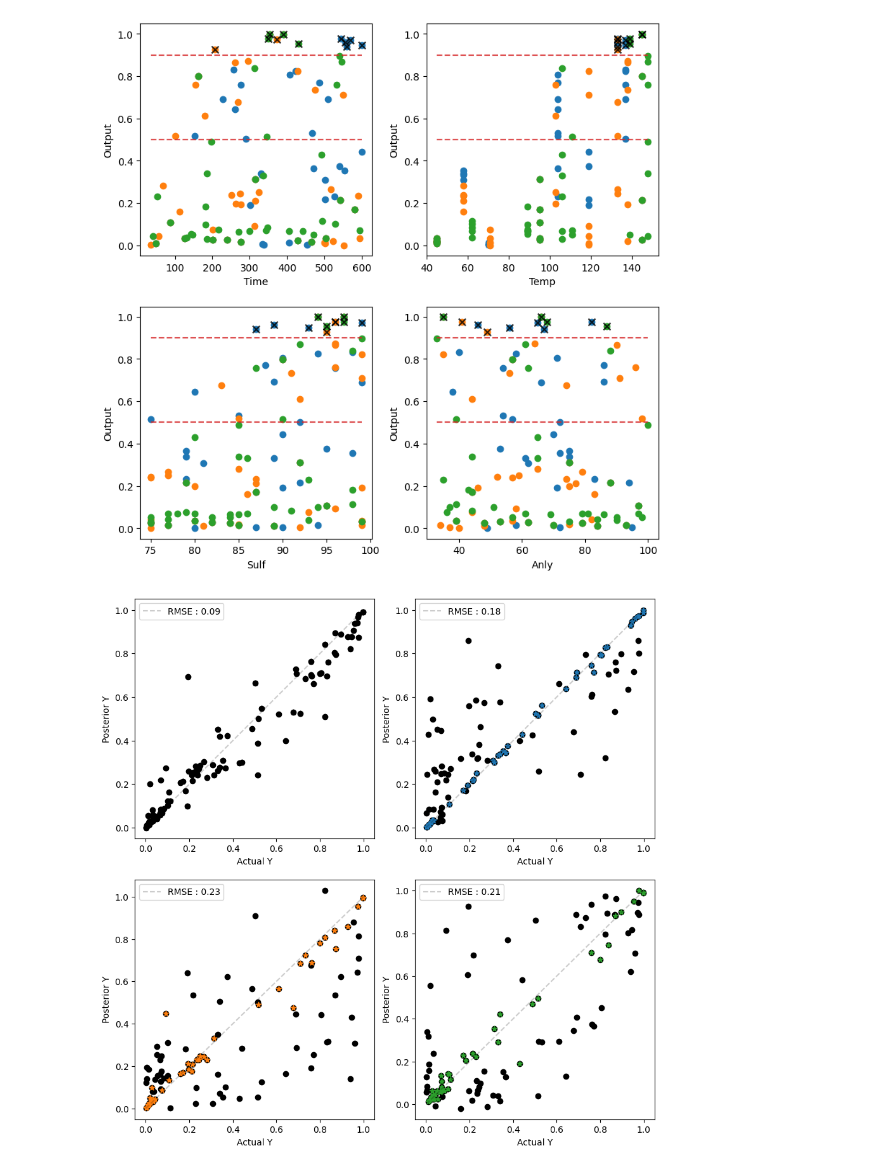
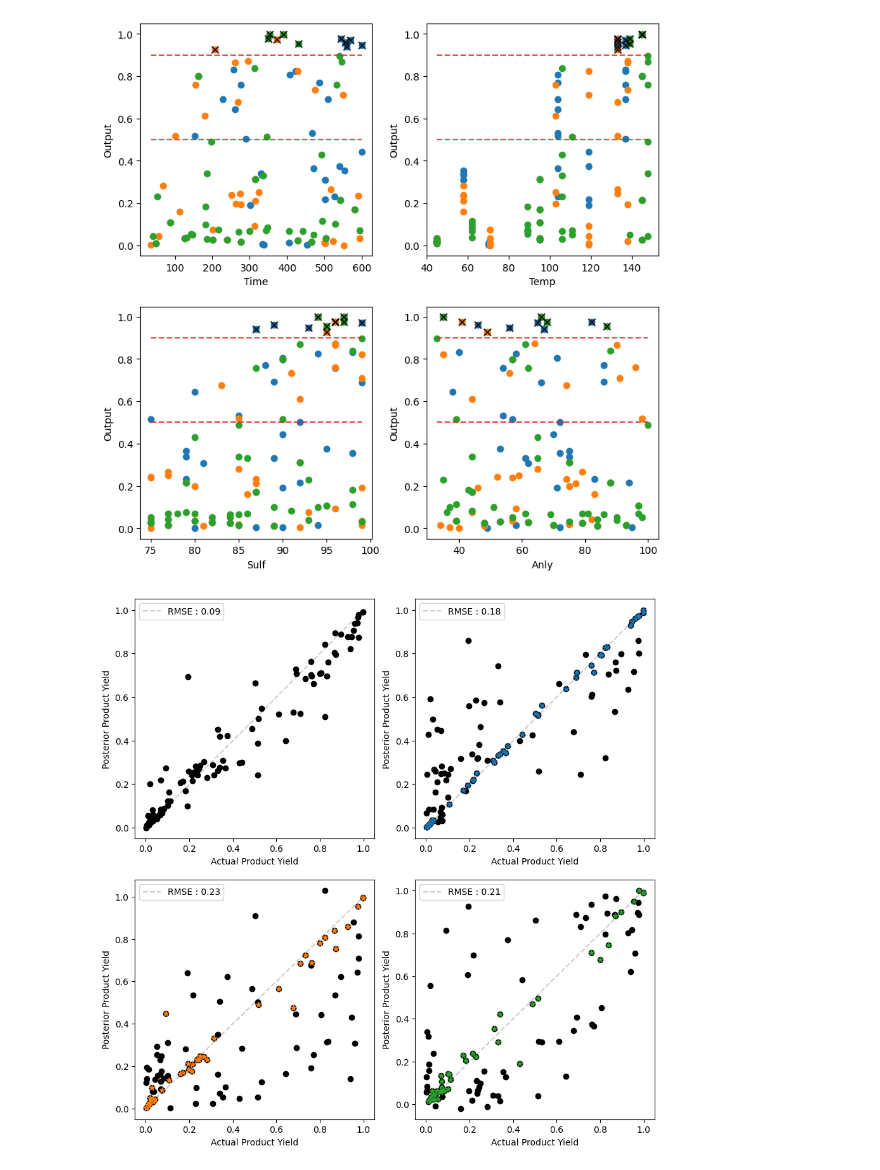
Before and after one commit to uwsunlab/BO-RFB, a Jupyter notebook: Results/All_results.ipynb, the cells around one changed output. Cells and saved outputs as stored; diff of their text form; code cells hidden in the pictures.

```diff
--- a/Results/All_results.ipynb
+++ b/Results/All_results.ipynb
@@ -307,38 +307,38 @@ def plot_linear_regression(y_real_all, y_pm_all, y_real_model,y_pm_model, var_pm
     ax.set_ylabel(ylabel)
     ax.legend(loc='upper left')
 
 # Prepare the data
 x_full = full_y.reshape(-1, 1)
 y_full = mean_full.reshape(-1, 1)
 
 x_A = y_A.reshape(-1, 1)
 y_A = mean_A.reshape(-1, 1)
 y_A_all = mean_A_all.reshape(-1, 1)
 
 x_B = y_B.reshape(-1, 1)
 y_B = mean_B.reshape(-1, 1)
 y_B_all = mean_B_all.reshape(-1, 1)
 
 x_C = y_C.reshape(-1, 1)
 y_C = mean_C.reshape(-1, 1)
 y_C_all = mean_C_all.reshape(-1, 1)
 
 
 # Create subplots
 fig, axs = plt.subplots(2,2 , figsize=(9, 9))
 # Plot for full_y vs mean_full
-plot_linear_regression(x_full, y_full, x_full, y_full, var_full, full_yvar, axs[0, 0], 'Actual Y', 'Posterior Y','k')
+plot_linear_regression(x_full, y_full, x_full, y_full, var_full, full_yvar, axs[0, 0], 'Actual Product Yield', 'Posterior Product Yield','k')
 # Plot for y_A vs mean_A
-plot_linear_regression(x_full, y_A_all, x_A, y_A ,var_A_all, full_yvar, axs[0, 1] , 'Actual Y', 'Posterior Y', 'tab:blue')
+plot_linear_regression(x_full, y_A_all, x_A, y_A ,var_A_all, full_yvar, axs[0, 1] , 'Actual Product Yield', 'Posterior Product Yield', 'tab:blue')
 # Plot for y_B vs mean_B
-plot_linear_regression(x_full, y_B_all, x_B, y_B, var_B_all, full_yvar, axs[1, 0],  'Actual Y','Posterior Y','tab:orange')
+plot_linear_regression(x_full, y_B_all, x_B, y_B, var_B_all, full_yvar, axs[1, 0],  'Actual Product Yield','Posterior Product Yield','tab:orange')
 # Plot for y_C vs mean_C
-plot_linear_regression(x_full, y_C_all, x_C, y_C, var_C_all, full_yvar, axs[1, 1], 'Actual Y','Posterior Y','tab:green')
+plot_linear_regression(x_full, y_C_all, x_C, y_C, var_C_all, full_yvar, axs[1, 1], 'Actual Product Yield','Posterior Product Yield','tab:green')
 
 plt.tight_layout()
 plt.show()
 # %% [output]
-[figure, old version]
+[figure, new version]
 # %%
 # # Function to perform linear regression and plot
 # def plot_linear_regression(y_real_all, y_pm_all, y_real_model,y_pm_model, var_pm_all, var_real , ax, xlabel, ylabel, color):
```
